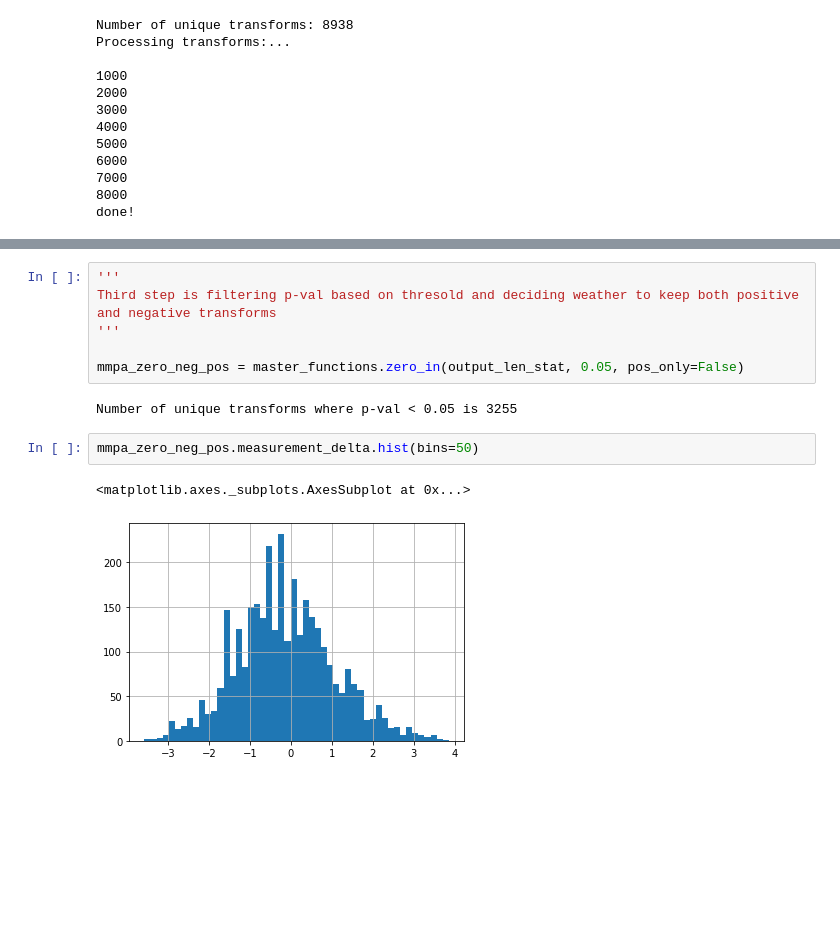
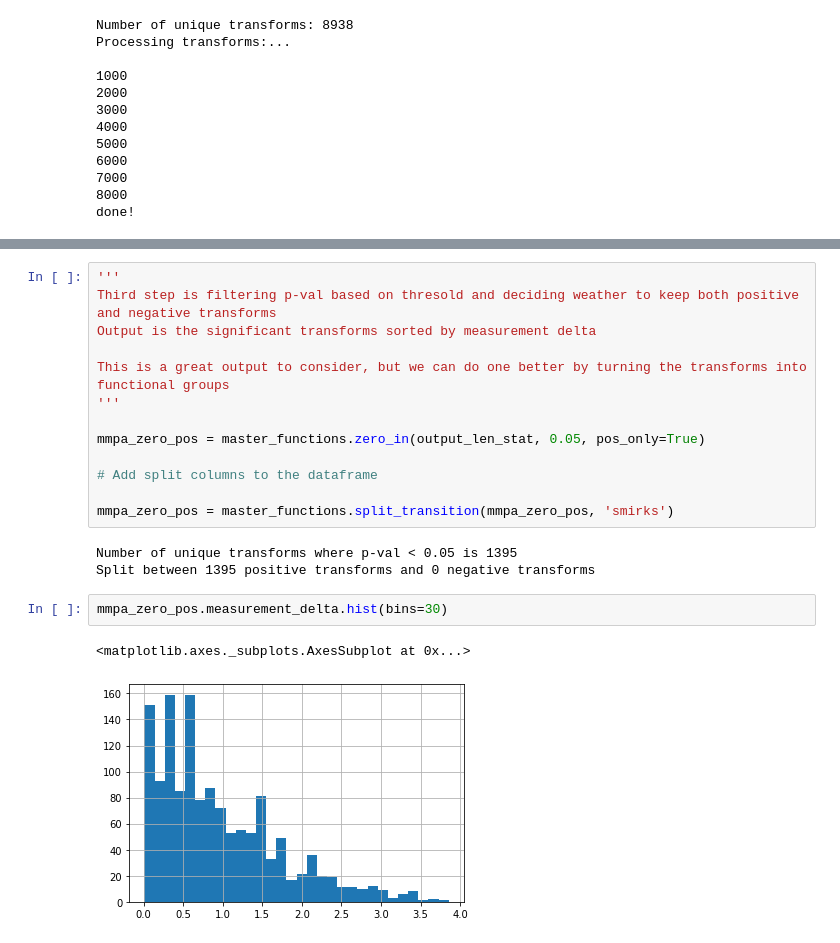
Before and after one commit to domgurvic/ml_mmpa, a Jupyter notebook: test_workflow.ipynb, the cells around one changed output, grey strips where cells are left out. Cells and saved outputs as stored; diff of their text form; blank space fills up the shorter version.

```diff
--- a/test_workflow.ipynb
+++ b/test_workflow.ipynb
@@ -109,14 +93,22 @@ output_len_stat
 # %%
 '''
 Third step is filtering p-val based on thresold and deciding weather to keep both positive and negative transforms
+Output is the significant transforms sorted by measurement delta
+
+This is a great output to consider, but we can do one better by turning the transforms into functional groups
 '''
 
-mmpa_zero_neg_pos = master_functions.zero_in(output_len_stat, 0.05, pos_only=False)
+mmpa_zero_pos = master_functions.zero_in(output_len_stat, 0.05, pos_only=True)
+
+# Add split columns to the dataframe
+
+mmpa_zero_pos = master_functions.split_transition(mmpa_zero_pos, 'smirks')
 # %% [output]
-Number of unique transforms where p-val < 0.05 is 3255
+Number of unique transforms where p-val < 0.05 is 1395
+Split between 1395 positive transforms and 0 negative transforms
 # %%
-mmpa_zero_neg_pos.measurement_delta.hist(bins=50)
+mmpa_zero_pos.measurement_delta.hist(bins=30)
 # %% [output]
 <matplotlib.axes._subplots.AxesSubplot at 0x...>
-[figure, old version]
+[figure, new version]
 # %%
```
Also changed, not shown: parts of 8 cells of this notebook, 2 other files.
